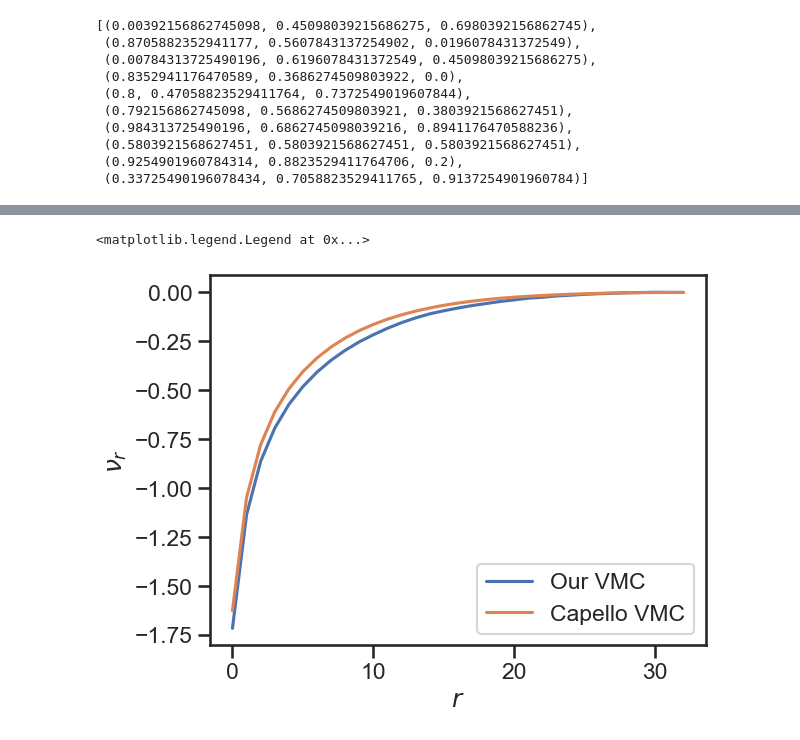
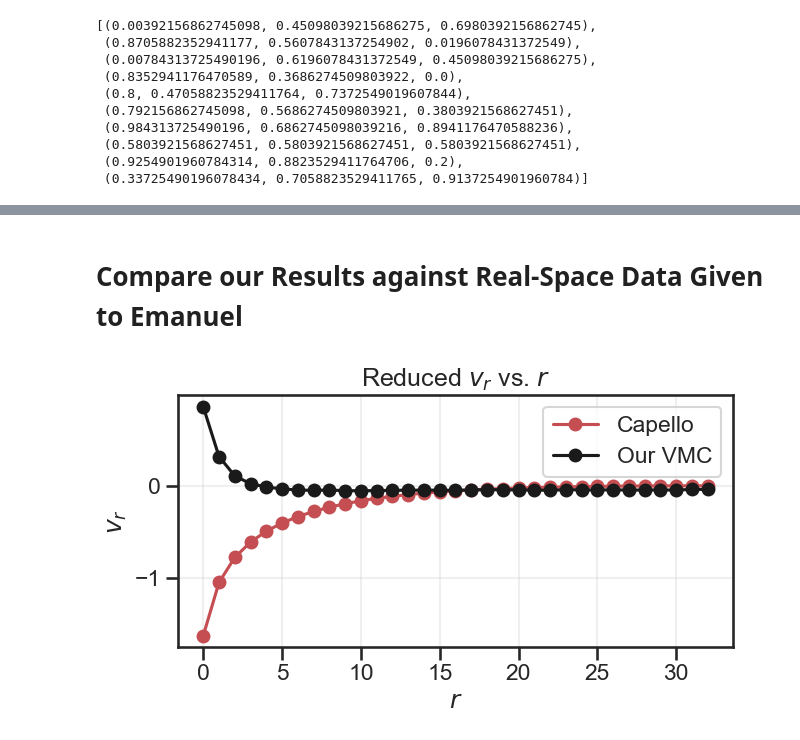
Before and after one commit to wmallah/Bose_Hubbard_VMC, a Jupyter notebook: VMCBoseHubbard/analysis_scripts/Capello_comparison.ipynb, the cells around one changed output, grey strips where cells are left out. Drawn from its saved outputs; the diff is of its cells as text; code cells hidden in the pictures.

```diff
--- a/VMCBoseHubbard/analysis_scripts/Capello_comparison.ipynb
+++ b/VMCBoseHubbard/analysis_scripts/Capello_comparison.ipynb
@@ -299,9 +158,8 @@ r_Capello, vr_Capello = plot_capello_realspace_from_file(filepath, L=60, gauge="
+# %% [markdown]
+# Compare our Results against Real-Space Data Given to Emanuel
 # %%
-r_VMC, vr_VMC = load_vmc_vr("../data/C/1D/L64_N64/jastrow_realspace/VMC_vr_vs_r_U3.3578.dat")
-vr_VMC -= vr_VMC[-1]
-# vr_VMC -= vr_VMC[-1]
-
-vr_Capello = [-0.1625881E+01,
+Capello_vr_Ucrit = np.array([
+    -0.1625881E+01,
     -0.1048148E+01,
     -0.7777309E+00,
     -0.6105601E+00,
@@ -310,36 +168,45 @@ vr_Capello = [-0.1625881E+01,
     -0.3347432E+00,
     -0.2786680E+00,
     -0.2327923E+00,
     -0.1949050E+00,
     -0.1633171E+00,
     -0.1366961E+00,
     -0.1143394E+00,
     -0.9545265E-01,
     -0.7940817E-01,
     -0.6579527E-01,
     -0.5437115E-01,
     -0.4466728E-01,
     -0.3659925E-01,
     -0.2988174E-01,
     -0.2420967E-01,
     -0.1944907E-01,
     -0.1543752E-01,
     -0.1201605E-01,
     -0.9099452E-02,
     -0.6679389E-02,
     -0.4549107E-02,
     -0.3009113E-02,
     -0.1798847E-02,
     -0.9387513E-03,
     -0.4239784E-03,
     -0.4166991E-04,
-    0]
+    0               # added by-hand
+])
 
-plt.plot(r_VMC, vr_VMC, label="Our VMC")
-plt.plot(r_VMC, vr_Capello, label="Capello VMC")
+r, VMC_vr_Ucrit = load_vmc_vr("../data/C/1D/L64_N64/jastrow_realspace/VMC_vr_vs_r_U3.3578.dat")
+
+i = np.arange(len(Capello_vr_Ucrit))
+
+plt.figure(figsize=(7, 4))
+plt.plot(i, Capello_vr_Ucrit, marker='o', c='r', label="Capello")
+plt.plot(r, VMC_vr_Ucrit, marker='o', c='k', label="Our VMC")
 plt.xlabel(r"$r$")
-plt.ylabel(r"$\nu_r$")
+plt.ylabel(r"$v_r$")
+plt.title("Reduced $v_r$ vs. $r$")
+plt.grid(True, alpha=0.3)
+plt.tight_layout()
 plt.legend(loc="best")
+plt.show()
 # %% [output]
-<matplotlib.legend.Legend at 0x...>
-[figure, old version]
+[figure, new version]
```
Also changed, not shown: parts of 14 cells of this notebook, 15 other files.
